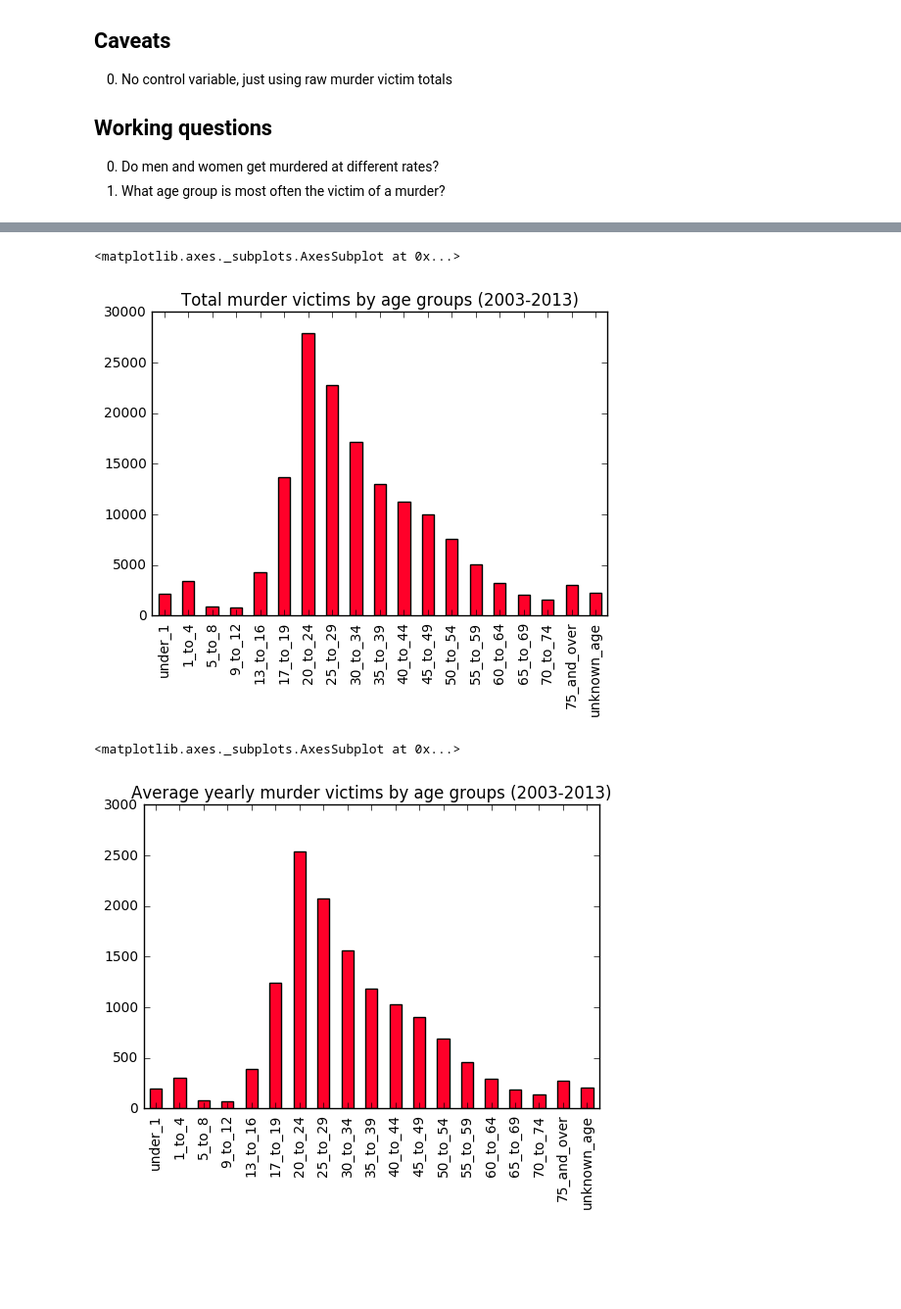
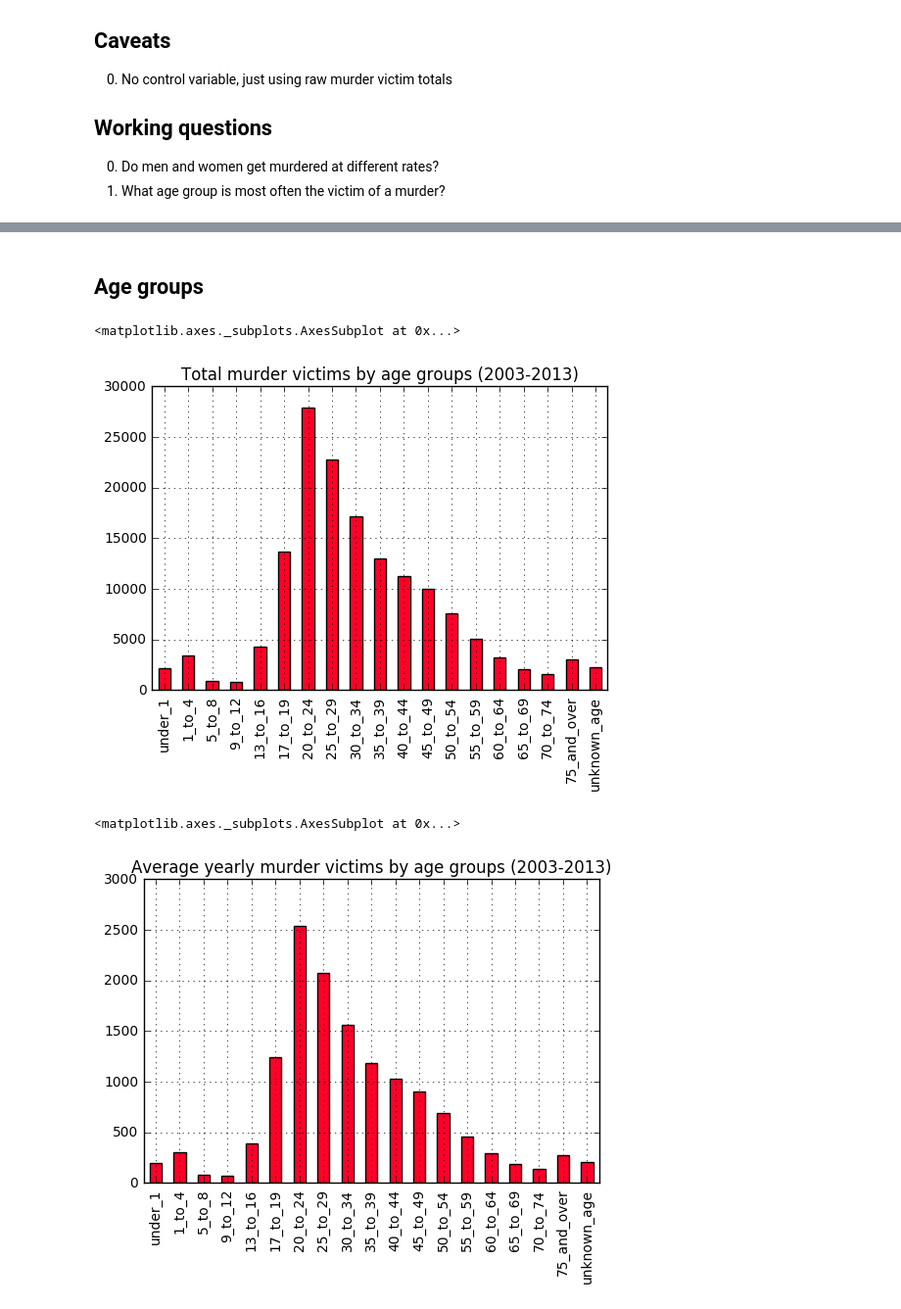
Before and after one commit to jeremiak/fbi-crime-data-explore, a Jupyter notebook: who_gets_killed.ipynb, the cells around one changed output, grey strips where cells are left out. Shown: that part at 98% size. Drawn from its saved outputs; the diff is of its cells as text; code cells hidden in the pictures; blank space fills up the shorter version.

Commit message:
Use grids for charts

```diff
--- a/who_gets_killed.ipynb
+++ b/who_gets_killed.ipynb
@@ -93,12 +104,14 @@ sex.plot(colormap='gist_rainbow', title='Yearly murder victims by biological sex
+# %% [markdown]
+## Age groups
 # %%
-age.sum().plot(colormap='gist_rainbow', kind='bar', title='Total murder victims by age groups (2003-2013)')
+age.sum().plot(colormap='gist_rainbow', grid=True, kind='bar', title='Total murder victims by age groups (2003-2013)')
 # %% [output]
 <matplotlib.axes._subplots.AxesSubplot at 0x...>
-[figure, old version]
+[figure, new version]
 # %%
-age.mean().plot(colormap='gist_rainbow', kind='bar', title='Average yearly murder victims by age groups (2003-2013)')
+age.mean().plot(colormap='gist_rainbow', grid=True, kind='bar', title='Average yearly murder victims by age groups (2003-2013)')
 # %% [output]
 <matplotlib.axes._subplots.AxesSubplot at 0x...>
-[figure, old version]
+[figure, new version]
 # %%
 frequent_ages = counts[['17_to_19', '20_to_24', '25_to_29', '30_to_34', '35_to_39']]
```
Also changed, not shown: parts of 8 cells of this notebook.
